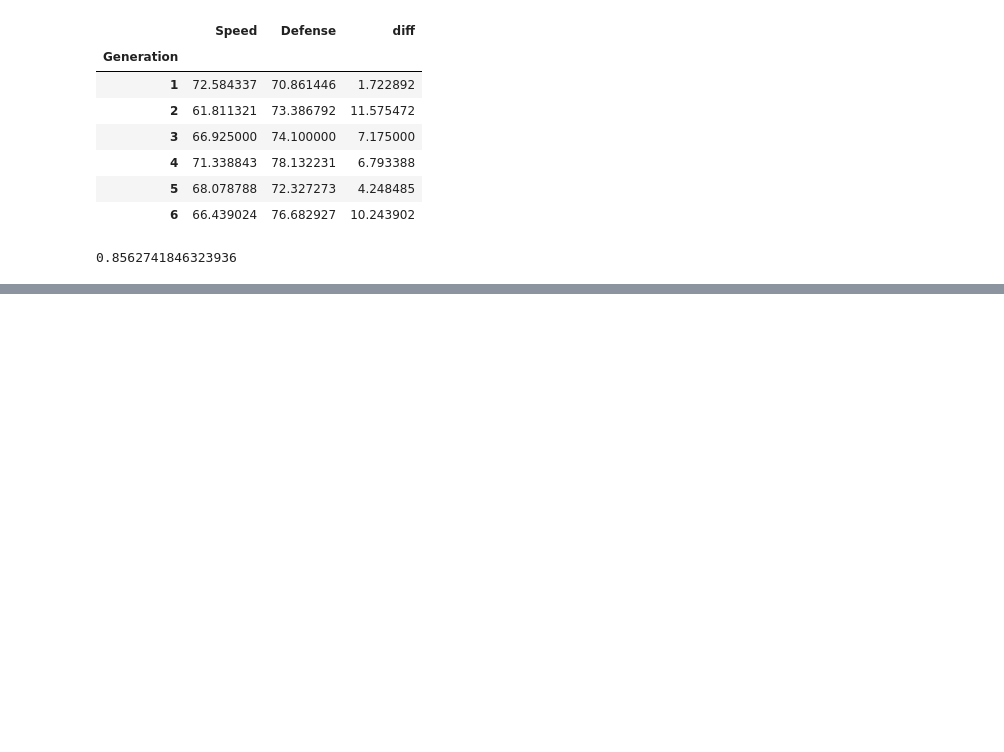
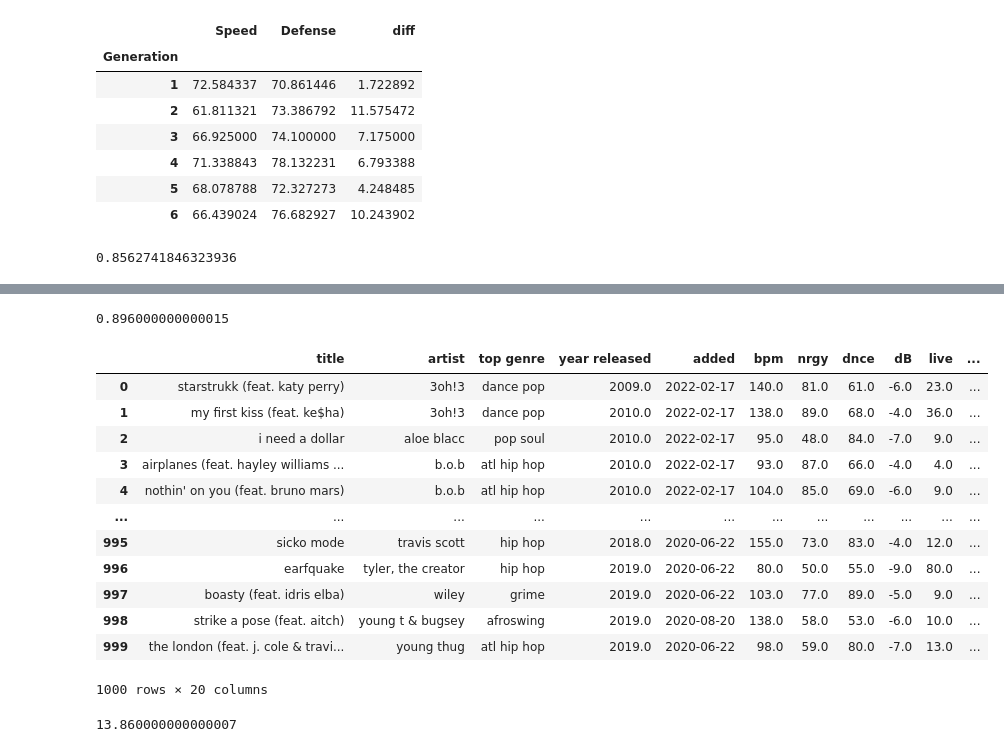
Before and after one commit to j2nhyeok/self-study, a Jupyter notebook: 빅분기 실기/데이터마님_기출_풀이.ipynb, the cells around one changed output, grey strips where cells are left out. Cells and saved outputs as stored; diff of their text form; code cells hidden in the pictures; blank space fills up the shorter version.

```diff
--- a/빅분기 실기/데이터마님_기출_풀이.ipynb
+++ b/빅분기 실기/데이터마님_기출_풀이.ipynb
@@ -1138,0 +1193,7 @@ submit = pd.DataFrame({
+# %%
+df = pd.read_csv('https://raw.githubusercontent.com/Datamanim/datarepo/main/spotify/spotify.csv')
+df = df.dropna()
+df['rank'] = list(range(1, 101)) * 10
+
+df['temp'] = df.title.str.split('feat.').str[1].str.split(')').str[0]
+df.temp.value_counts()
@@ -1138,0 +1232,7 @@ submit = pd.DataFrame({
+# %%
+df['artist'] = df['artist'].str.lower()
+
+cond = df['artist'].str.contains('q')
+df2 = df[cond]
+
+df2.artist.value_counts()
@@ -1138,0 +1257,37 @@ submit = pd.DataFrame({
+# %%
+cond1 = df['rank'].between(1, 50)
+cond2 = df['rank'].between(51, 100)
+
+a = df[cond1].dur.mean()
+b = df[cond2].dur.mean()
+
+print(a-b)
+# %% [output]
+0.896000000000015
+# %%
+df
+# %% [output]
+|  | title | artist | top genre | year released | added | bpm | nrgy | dnce | dB | live | ... |
+| 0 | starstrukk (feat. katy perry) | 3oh!3 | dance pop | 2009.0 | 2022‑02‑17 | 140.0 | 81.0 | 61.0 | -6.0 | 23.0 | ... |
+| 1 | my first kiss (feat. ke$ha) | 3oh!3 | dance pop | 2010.0 | 2022‑02‑17 | 138.0 | 89.0 | 68.0 | -4.0 | 36.0 | ... |
+| 2 | i need a dollar | aloe blacc | pop soul | 2010.0 | 2022‑02‑17 | 95.0 | 48.0 | 84.0 | -7.0 | 9.0 | ... |
+| 3 | airplanes (feat. hayley williams ... | b.o.b | atl hip hop | 2010.0 | 2022‑02‑17 | 93.0 | 87.0 | 66.0 | -4.0 | 4.0 | ... |
+| 4 | nothin' on you (feat. bruno mars) | b.o.b | atl hip hop | 2010.0 | 2022‑02‑17 | 104.0 | 85.0 | 69.0 | -6.0 | 9.0 | ... |
+| ... | ... | ... | ... | ... | ... | ... | ... | ... | ... | ... | ... |
+| 995 | sicko mode | travis scott | hip hop | 2018.0 | 2020‑06‑22 | 155.0 | 73.0 | 83.0 | -4.0 | 12.0 | ... |
+| 996 | earfquake | tyler, the creator | hip hop | 2019.0 | 2020‑06‑22 | 80.0 | 50.0 | 55.0 | -9.0 | 80.0 | ... |
+| 997 | boasty (feat. idris elba) | wiley | grime | 2019.0 | 2020‑06‑22 | 103.0 | 77.0 | 89.0 | -5.0 | 9.0 | ... |
+| 998 | strike a pose (feat. aitch) | young t & bugsey | afroswing | 2019.0 | 2020‑08‑20 | 138.0 | 58.0 | 53.0 | -6.0 | 10.0 | ... |
+| 999 | the london (feat. j. cole & travi... | young thug | atl hip hop | 2019.0 | 2020‑06‑22 | 98.0 | 59.0 | 80.0 | -7.0 | 13.0 | ... |
+1000 rows × 20 columns
+# %%
+df = pd.read_csv('https://raw.githubusercontent.com/Datamanim/datarepo/main/spotify/spotify.csv')
+df = df.dropna()
+
+temp = df.groupby('top year')['nrgy'].mean()
+a = temp.min()
+b = temp.max()
+
+print(b-a)
+# %% [output]
+13.860000000000007
```
Also changed, not shown: parts of 29 cells of this notebook.
